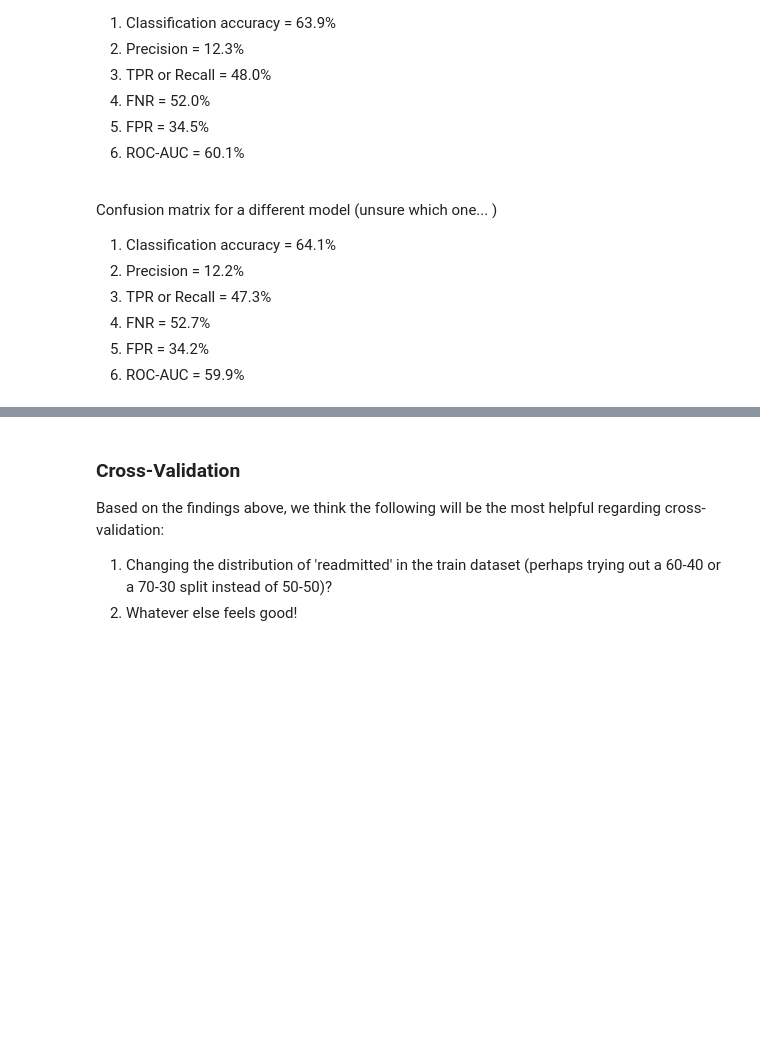
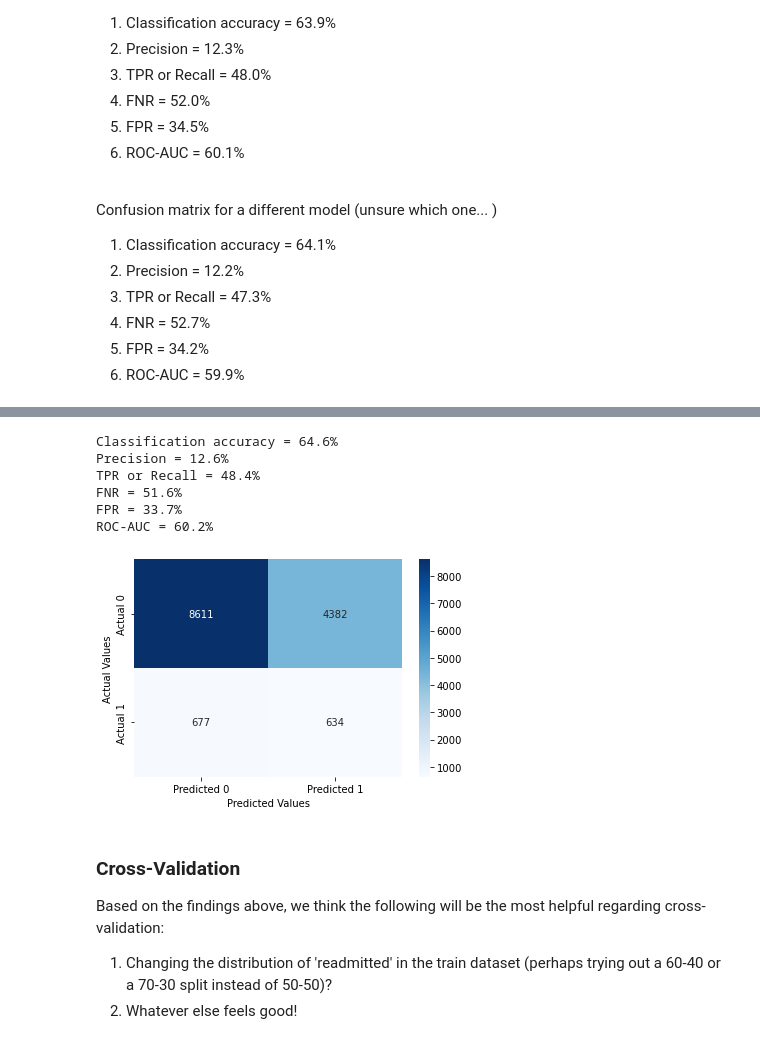
Before and after one commit to AnastasiaKWei/Saturn, a Jupyter notebook: KEH_LTW_Finalized_Modeling.ipynb, the cells around one changed output, grey strips where cells are left out. Drawn from its saved outputs; the diff is of its cells as text; code cells hidden in the pictures; blank space fills up the shorter version.

```diff
--- a/KEH_LTW_Finalized_Modeling.ipynb
+++ b/KEH_LTW_Finalized_Modeling.ipynb
@@ -229,3 +231,13 @@ ROC-AUC = 60.1%
+# %%
+confusion_matrix_data(test,test.readmitted,alt_interaction_model)
+# %% [output]
+Classification accuracy = 64.6%
+Precision = 12.6%
+TPR or Recall = 48.4%
+FNR = 51.6%
+FPR = 33.7%
+ROC-AUC = 60.2%
+[figure, added]
 # %% [markdown]
 ### Cross-Validation
 
```
Also changed, not shown: parts of 9 cells of this notebook, 2 other files.
